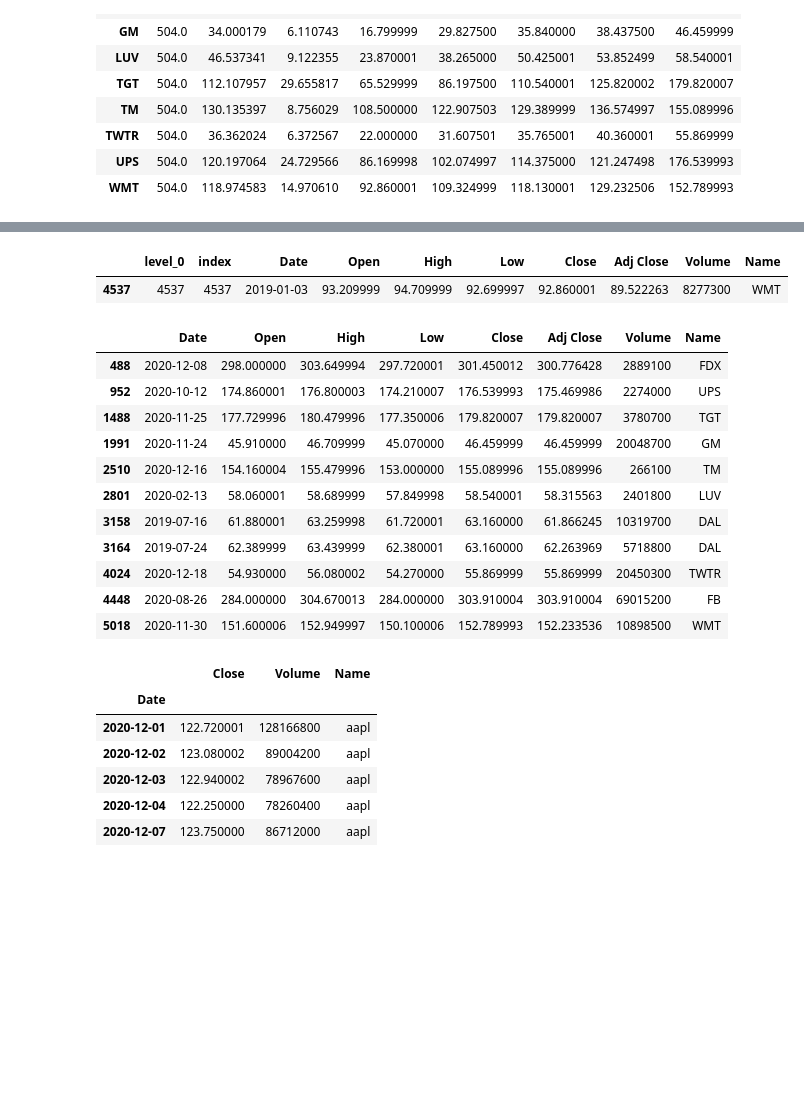
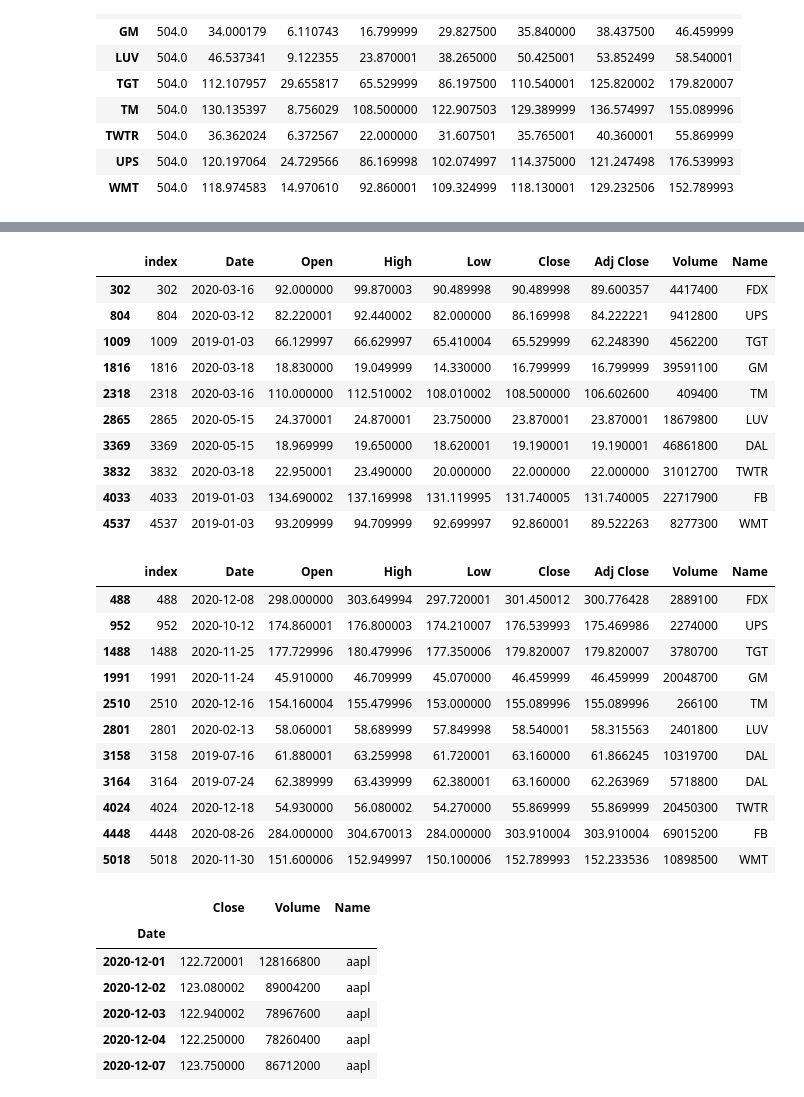
Before and after one commit to nt1983/team5-exercise, a Jupyter notebook: Narjes_Code.ipynb, the cells around one changed output, grey strips where cells are left out. Saved outputs shown, nothing was run; the diff lists cells and outputs as text; code cells hidden in the pictures; blank space fills up the shorter version.

```diff
--- a/Narjes_Code.ipynb
+++ b/Narjes_Code.ipynb
@@ -46,31 +71,40 @@ plt.show()
 # %%
 stockfinal=stockfinal.reset_index()
 mins=stock_group["Close"].min()
 maxs=stock_group["Close"].max()
-#mins_data=pd.DataFrame()
-#maxs_data=pd.DataFrame()
+mins_data=pd.DataFrame()
+maxs_data=pd.DataFrame()
 for ticker in symbols:
-    mins_data=stockfinal[(stockfinal["Name"]==ticker) & (stockfinal["Close"]==mins[ticker])]
+    mins_data=mins_data.append(stockfinal[(stockfinal["Name"]==ticker) & (stockfinal["Close"]==mins[ticker])])
     maxs_data=maxs_data.append(stockfinal[(stockfinal["Name"]==ticker) & (stockfinal["Close"]==maxs[ticker])])
 mins_data
 # %% [output]
-|  | level_0 | index | Date | Open | High | Low | Close | Adj Close | Volume | Name |
-| 4537 | 4537 | 4537 | 2019-01-03 | 93.209999 | 94.709999 | 92.699997 | 92.860001 | 89.522263 | 8277300 | WMT |
+|  | index | Date | Open | High | Low | Close | Adj Close | Volume | Name |
+| 302 | 302 | 2020-03-16 | 92.000000 | 99.870003 | 90.489998 | 90.489998 | 89.600357 | 4417400 | FDX |
+| 804 | 804 | 2020-03-12 | 82.220001 | 92.440002 | 82.000000 | 86.169998 | 84.222221 | 9412800 | UPS |
+| 1009 | 1009 | 2019-01-03 | 66.129997 | 66.629997 | 65.410004 | 65.529999 | 62.248390 | 4562200 | TGT |
+| 1816 | 1816 | 2020-03-18 | 18.830000 | 19.049999 | 14.330000 | 16.799999 | 16.799999 | 39591100 | GM |
+| 2318 | 2318 | 2020-03-16 | 110.000000 | 112.510002 | 108.010002 | 108.500000 | 106.602600 | 409400 | TM |
+| 2865 | 2865 | 2020-05-15 | 24.370001 | 24.870001 | 23.750000 | 23.870001 | 23.870001 | 18679800 | LUV |
+| 3369 | 3369 | 2020-05-15 | 18.969999 | 19.650000 | 18.620001 | 19.190001 | 19.190001 | 46861800 | DAL |
+| 3832 | 3832 | 2020-03-18 | 22.950001 | 23.490000 | 20.000000 | 22.000000 | 22.000000 | 31012700 | TWTR |
+| 4033 | 4033 | 2019-01-03 | 134.690002 | 137.169998 | 131.119995 | 131.740005 | 131.740005 | 22717900 | FB |
+| 4537 | 4537 | 2019-01-03 | 93.209999 | 94.709999 | 92.699997 | 92.860001 | 89.522263 | 8277300 | WMT |
 # %%
 maxs_data
 # %% [output]
-|  | Date | Open | High | Low | Close | Adj Close | Volume | Name |
-| 488 | 2020-12-08 | 298.000000 | 303.649994 | 297.720001 | 301.450012 | 300.776428 | 2889100 | FDX |
-| 952 | 2020-10-12 | 174.860001 | 176.800003 | 174.210007 | 176.539993 | 175.469986 | 2274000 | UPS |
-| 1488 | 2020-11-25 | 177.729996 | 180.479996 | 177.350006 | 179.820007 | 179.820007 | 3780700 | TGT |
-| 1991 | 2020-11-24 | 45.910000 | 46.709999 | 45.070000 | 46.459999 | 46.459999 | 20048700 | GM |
-| 2510 | 2020-12-16 | 154.160004 | 155.479996 | 153.000000 | 155.089996 | 155.089996 | 266100 | TM |
-| 2801 | 2020-02-13 | 58.060001 | 58.689999 | 57.849998 | 58.540001 | 58.315563 | 2401800 | LUV |
-| 3158 | 2019-07-16 | 61.880001 | 63.259998 | 61.720001 | 63.160000 | 61.866245 | 10319700 | DAL |
-| 3164 | 2019-07-24 | 62.389999 | 63.439999 | 62.380001 | 63.160000 | 62.263969 | 5718800 | DAL |
-| 4024 | 2020-12-18 | 54.930000 | 56.080002 | 54.270000 | 55.869999 | 55.869999 | 20450300 | TWTR |
-| 4448 | 2020-08-26 | 284.000000 | 304.670013 | 284.000000 | 303.910004 | 303.910004 | 69015200 | FB |
-| 5018 | 2020-11-30 | 151.600006 | 152.949997 | 150.100006 | 152.789993 | 152.233536 | 10898500 | WMT |
+|  | index | Date | Open | High | Low | Close | Adj Close | Volume | Name |
+| 488 | 488 | 2020-12-08 | 298.000000 | 303.649994 | 297.720001 | 301.450012 | 300.776428 | 2889100 | FDX |
+| 952 | 952 | 2020-10-12 | 174.860001 | 176.800003 | 174.210007 | 176.539993 | 175.469986 | 2274000 | UPS |
+| 1488 | 1488 | 2020-11-25 | 177.729996 | 180.479996 | 177.350006 | 179.820007 | 179.820007 | 3780700 | TGT |
+| 1991 | 1991 | 2020-11-24 | 45.910000 | 46.709999 | 45.070000 | 46.459999 | 46.459999 | 20048700 | GM |
+| 2510 | 2510 | 2020-12-16 | 154.160004 | 155.479996 | 153.000000 | 155.089996 | 155.089996 | 266100 | TM |
+| 2801 | 2801 | 2020-02-13 | 58.060001 | 58.689999 | 57.849998 | 58.540001 | 58.315563 | 2401800 | LUV |
+| 3158 | 3158 | 2019-07-16 | 61.880001 | 63.259998 | 61.720001 | 63.160000 | 61.866245 | 10319700 | DAL |
+| 3164 | 3164 | 2019-07-24 | 62.389999 | 63.439999 | 62.380001 | 63.160000 | 62.263969 | 5718800 | DAL |
+| 4024 | 4024 | 2020-12-18 | 54.930000 | 56.080002 | 54.270000 | 55.869999 | 55.869999 | 20450300 | TWTR |
+| 4448 | 4448 | 2020-08-26 | 284.000000 | 304.670013 | 284.000000 | 303.910004 | 303.910004 | 69015200 | FB |
+| 5018 | 5018 | 2020-11-30 | 151.600006 | 152.949997 | 150.100006 | 152.789993 | 152.233536 | 10898500 | WMT |
 # %%
 # %% [output]
 |  | Close | Volume | Name |
```
Also changed, not shown: parts of 2 cells of this notebook.
